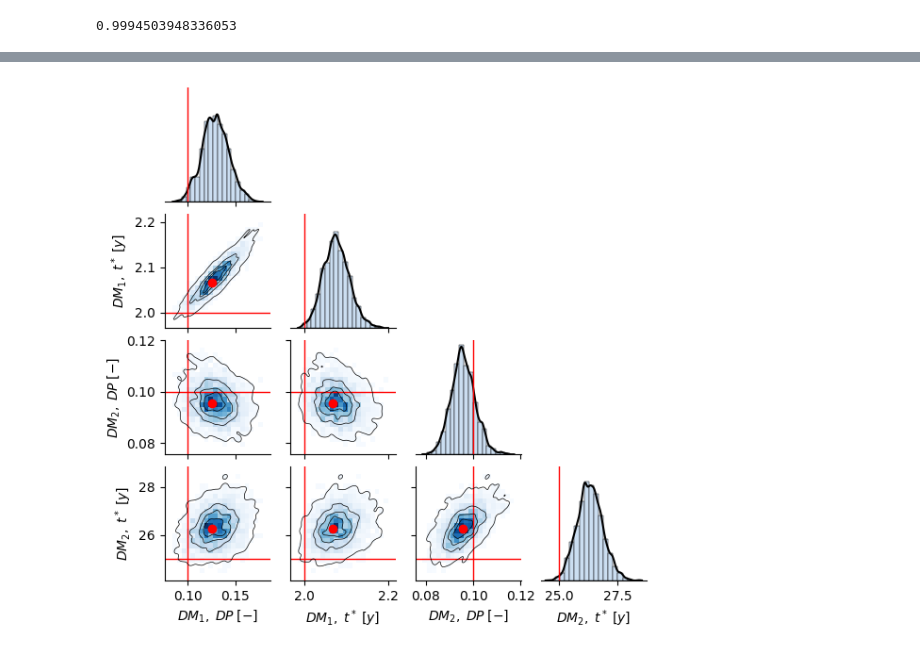
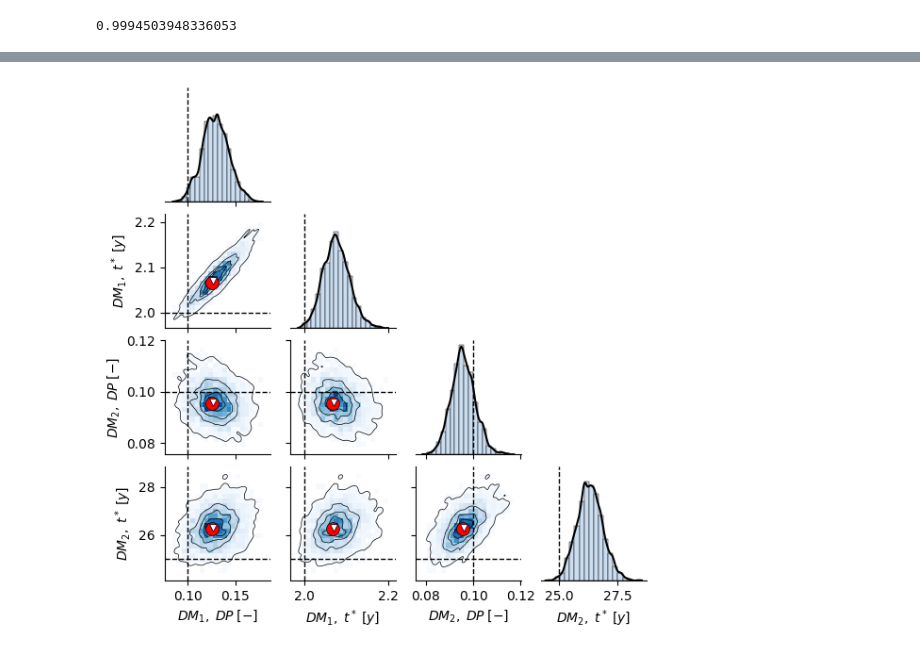
Before and after one commit to iGW-TU-Dresden/PyTracerLab, a Jupyter notebook: docs/examples/example_09.ipynb, the cells around one changed output, grey strips where cells are left out. Cells and saved outputs as stored; diff of their text form; code cells hidden in the pictures.

```diff
--- a/docs/examples/example_09.ipynb
+++ b/docs/examples/example_09.ipynb
@@ -1409,6 +1523,13 @@ map_df = pd.DataFrame({
     param_names_axes[3]: [res_mcmc_1["posterior_map"][res_mcmc_1["param_names"][3]]],
 })
 
+sol_de_df = pd.DataFrame({
+    param_names_axes[0]: [res_1_x[res_mcmc_1["param_names"][0]]],
+    param_names_axes[1]: [res_1_x[res_mcmc_1["param_names"][1]]],
+    param_names_axes[2]: [res_1_x[res_mcmc_1["param_names"][2]]],
+    param_names_axes[3]: [res_1_x[res_mcmc_1["param_names"][3]]],
+})
+
 # p = sns.jointplot(sample_df, x="DP", y="MTT", kind="kde", height=3.5, cmap="binary",
 #               fill=True, levels=7, linewidths=2., thresh=0.02,
 #               marginal_kws={"color": "k", "fill": True})
@@ -1421,36 +1542,41 @@ p = sns.pairplot(sample_df, kind="hist", corner=True, height=1.5,
                  diag_kws={"bins": 20, "color": "k", "kde": True,
                            "facecolor": c_blue, "linewidths": .5},)
 def off_diag(x, y, **kwargs):
     plt.gca().scatter(
         [map_df[x.name]],
-        [map_df[y.name]],
-        color="r", lw=1., zorder=1000000)
+        [map_df[y.name]], s=100,
+        color="r", lw=.5, zorder=1000000, marker="o", edgecolor="k")
 
-    plt.gca().axvline(obs_df[x.name].values, color="r", lw=1.)
-    plt.gca().axhline(obs_df[y.name].values, color="r", lw=1.)
+    plt.gca().scatter(
+        [sol_de_df[x.name]],
+        [sol_de_df[y.name]], s=30,
+        color="w", lw=.5, zorder=1000000, marker="v", edgecolor="k",)
+
+    plt.gca().axvline(obs_df[x.name].values, color="k", lw=1., ls="--")
+    plt.gca().axhline(obs_df[y.name].values, color="k", lw=1., ls="--")
 
 def diag(x, **kwargs):
-    plt.gca().axvline(obs_df[x.name].values, color="r", lw=1.)
+    plt.gca().axvline(obs_df[x.name].values, color="k", lw=1., ls="--")
 
 p.map_offdiag(off_diag)
 p.map_diag(diag)
 
 p.map_lower(
     sns.kdeplot,
     color="k",
     zorder=1000,
     levels=5,
     linewidths=0.5,
     thresh=0.01
 )
 
 # p.map_diag(
 #     sns.kdeplot,
 #     color="k",
 #     zorder=10000,
 #     linewidth=0.5
 # )
 
 p.savefig("joint_posterior_benchmark.png", dpi=600)
 # %% [output]
-[figure, old version]
+[figure, new version]
```
Also changed, not shown: parts of 3 cells of this notebook, 5 other files.
